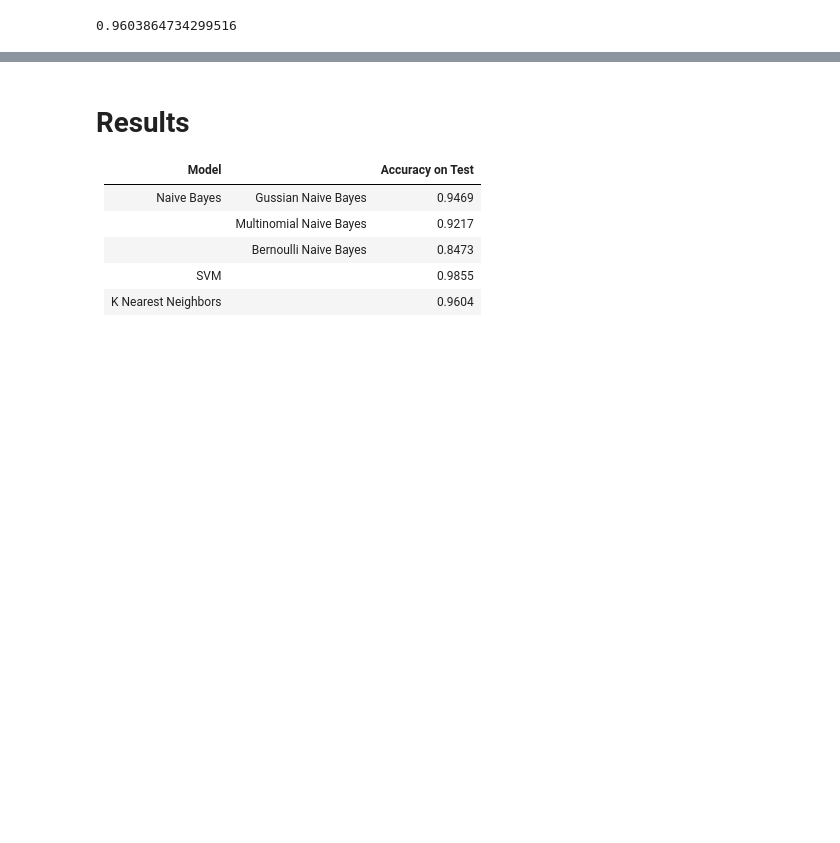
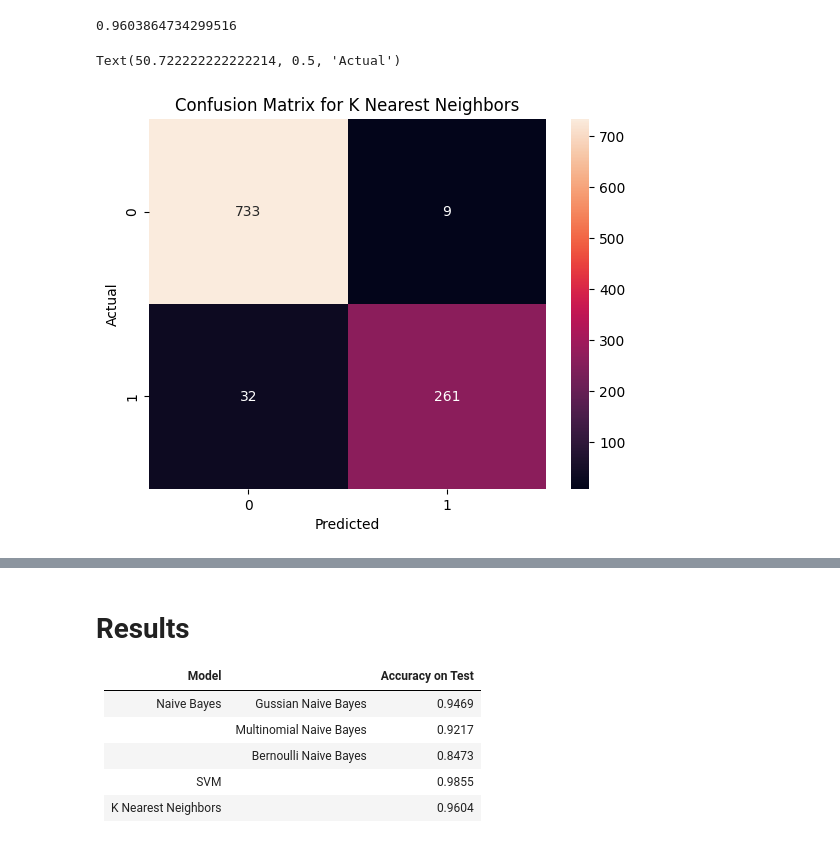
Before and after one commit to itsjustdannyb/spam-detection, a Jupyter notebook: email_spam.ipynb, the cells around one changed output, grey strips where cells are left out. Saved outputs shown, nothing was run; the diff lists cells and outputs as text; code cells hidden in the pictures; blank space fills up the shorter version.

```diff
--- a/email_spam.ipynb
+++ b/email_spam.ipynb
@@ -178,3 +263,13 @@ knn.score(X_train, y_train)
 knn.score(X_test, y_test)
 # %% [output]
 0.9603864734299516
+# %%
+knn_predict = knn.predict(X_test)
+cfm_knn = confusion_matrix(y_test, knn_predict)
+sns.heatmap(cfm_knn, annot=True, annot_kws={'size':10}, fmt="d")
+plt.title("Confusion Matrix for K Nearest Neighbors")
+plt.xlabel("Predicted")
+plt.ylabel("Actual")
+# %% [output]
+Text(50.722222222222214, 0.5, 'Actual')
+[figure, added]
```
Also changed, not shown: parts of 14 cells of this notebook.
